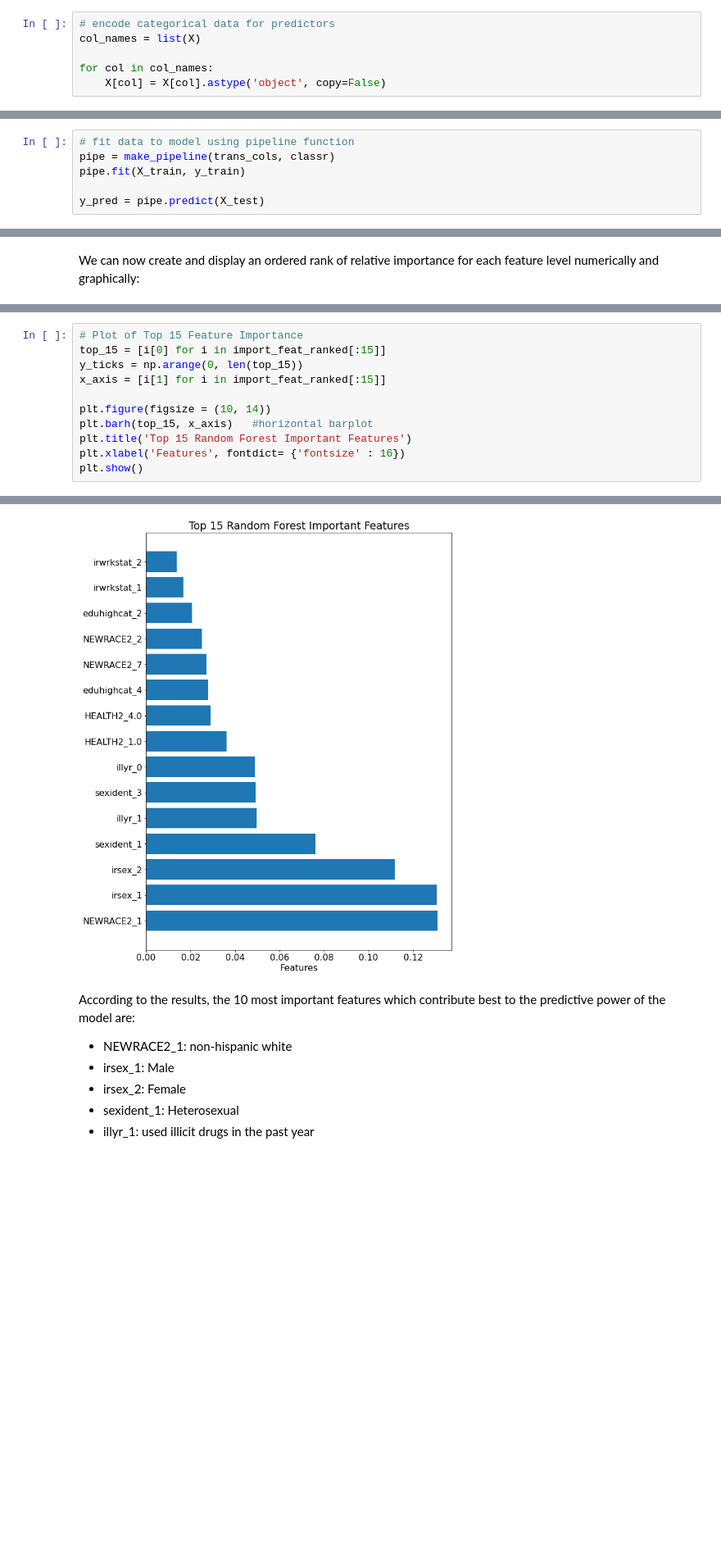
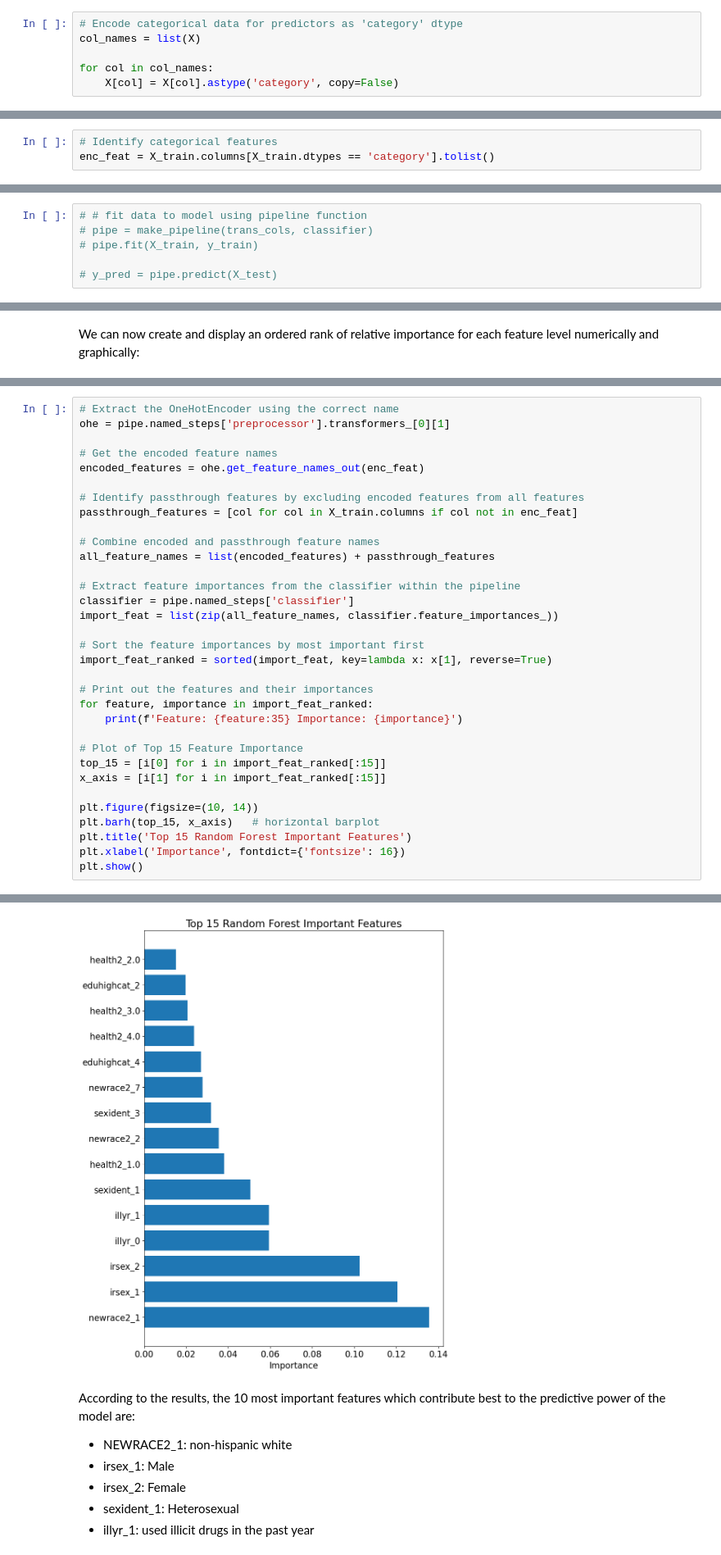
Before and after one commit to eloter01/Statistics-and-Machine-Learning-Fall-2021, a Jupyter notebook: Final Project/SMLfinalproj_EdwinLotero.ipynb, the cells around one changed output, grey strips where cells are left out. Shown at 82% size. Saved outputs shown, nothing was run; the diff lists cells and outputs as text; blank space fills up the shorter version.

Commit message:
fixed random forest pipeline

```diff
--- a/Final Project/SMLfinalproj_EdwinLotero.ipynb
+++ b/Final Project/SMLfinalproj_EdwinLotero.ipynb
@@ -321,9 +323,9 @@ Encode the variables as 'object' datatype since they are categorical, not numeri
 # %%
-# encode categorical data for predictors
+# Encode categorical data for predictors as 'category' dtype
 col_names = list(X)
 
 for col in col_names:
-    X[col] = X[col].astype('object', copy=False)
+    X[col] = X[col].astype('category', copy=False)
 # %%
 # verify types
 X.dtypes
@@ -367,3 +369,6 @@ trans_cols = make_column_transformer(
+# %%
+# Identify categorical features
+enc_feat = X_train.columns[X_train.dtypes == 'category'].tolist()
 # %% [markdown]
 Here we define the random forest classifier along with its hyperparameters:
 # %%
@@ -379,11 +421,11 @@ classr = RandomForestClassifier(
 # %% [markdown]
 We will make use of the pipeline feature of sklearn to perform the needed encoding, transformation, and classification of our train/test split data. It is a convenient way to reuse code in a concise manner for when multiple model fittings will be performed. Here we do that and also generate our test predictions for assessing the model performance:
 # %%
-# fit data to model using pipeline function
-pipe = make_pipeline(trans_cols, classr)
-pipe.fit(X_train, y_train)
+# # fit data to model using pipeline function
+# pipe = make_pipeline(trans_cols, classifier)
+# pipe.fit(X_train, y_train)
 
-y_pred = pipe.predict(X_test)
+# y_pred = pipe.predict(X_test)
 # %% [markdown]
 ## Evaluate the model
 # %% [markdown]
@@ -545,12 +588,34 @@ Feature: wrkdpstyr_97                        Importance: 0.0
 # %%
+# Extract the OneHotEncoder using the correct name
+ohe = pipe.named_steps['preprocessor'].transformers_[0][1]
+
+# Get the encoded feature names
+encoded_features = ohe.get_feature_names_out(enc_feat)
+
+# Identify passthrough features by excluding encoded features from all features
+passthrough_features = [col for col in X_train.columns if col not in enc_feat]
+
+# Combine encoded and passthrough feature names
+all_feature_names = list(encoded_features) + passthrough_features
+
+# Extract feature importances from the classifier within the pipeline
+classifier = pipe.named_steps['classifier']
+import_feat = list(zip(all_feature_names, classifier.feature_importances_))
+
+# Sort the feature importances by most important first
+import_feat_ranked = sorted(import_feat, key=lambda x: x[1], reverse=True)
+
+# Print out the features and their importances
+for feature, importance in import_feat_ranked:
+    print(f'Feature: {feature:35} Importance: {importance}')
+
 # Plot of Top 15 Feature Importance
 top_15 = [i[0] for i in import_feat_ranked[:15]]
-y_ticks = np.arange(0, len(top_15))
 x_axis = [i[1] for i in import_feat_ranked[:15]]
 
-plt.figure(figsize = (10, 14))
-plt.barh(top_15, x_axis)   #horizontal barplot
+plt.figure(figsize=(10, 14))
+plt.barh(top_15, x_axis)   # horizontal barplot
 plt.title('Top 15 Random Forest Important Features')
-plt.xlabel('Features', fontdict= {'fontsize' : 16})
+plt.xlabel('Importance', fontdict={'fontsize': 16})
 plt.show()
 # %% [output]
@@ -557,4 +639,4 @@ plt.show()
-[figure, old version]
+[figure, new version]
 # %% [markdown]
 According to the results, the 10 most important features which contribute best to the predictive power of the model are:
 * NEWRACE2_1: non-hispanic white
```
Also changed, not shown: parts of 23 cells of this notebook.
